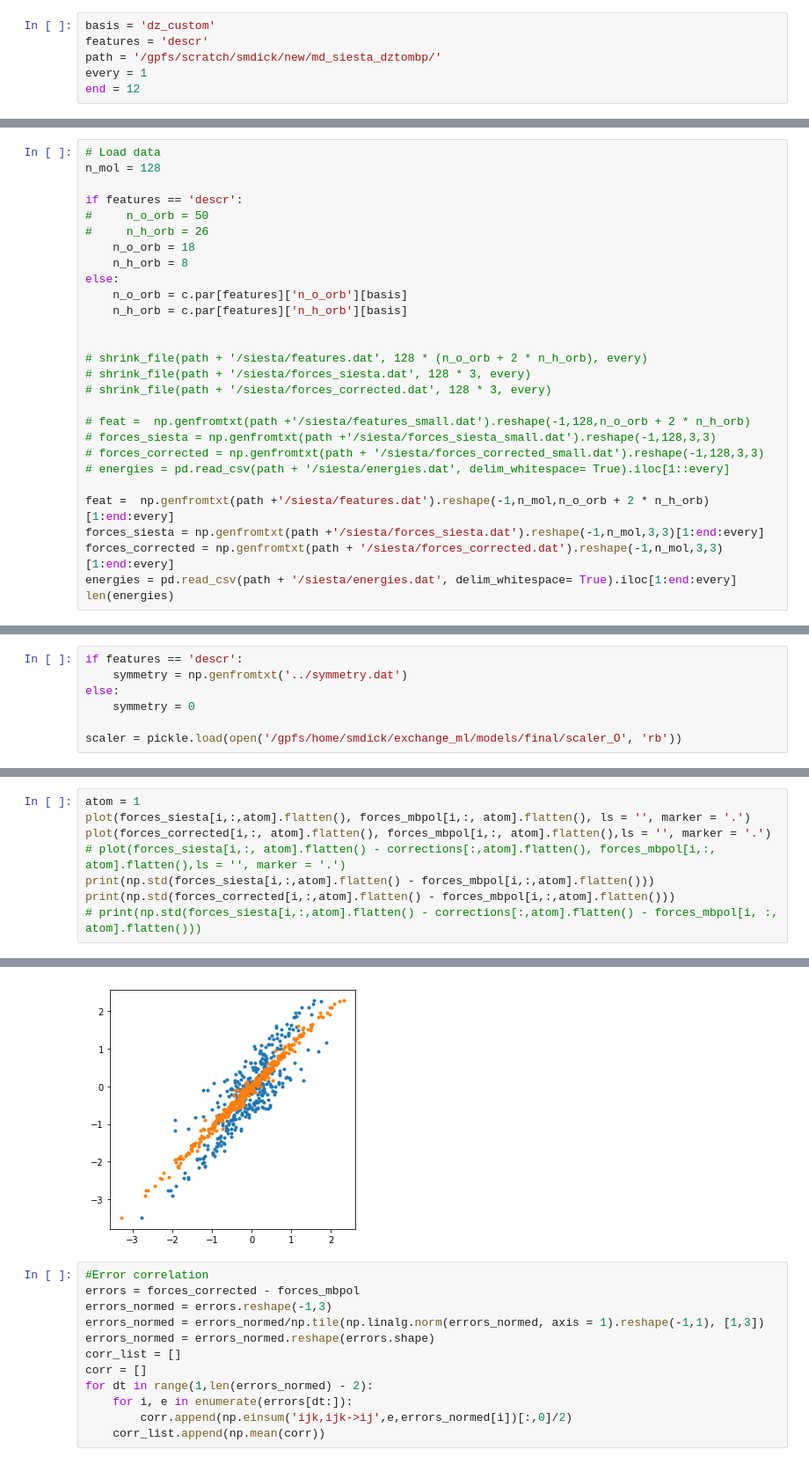
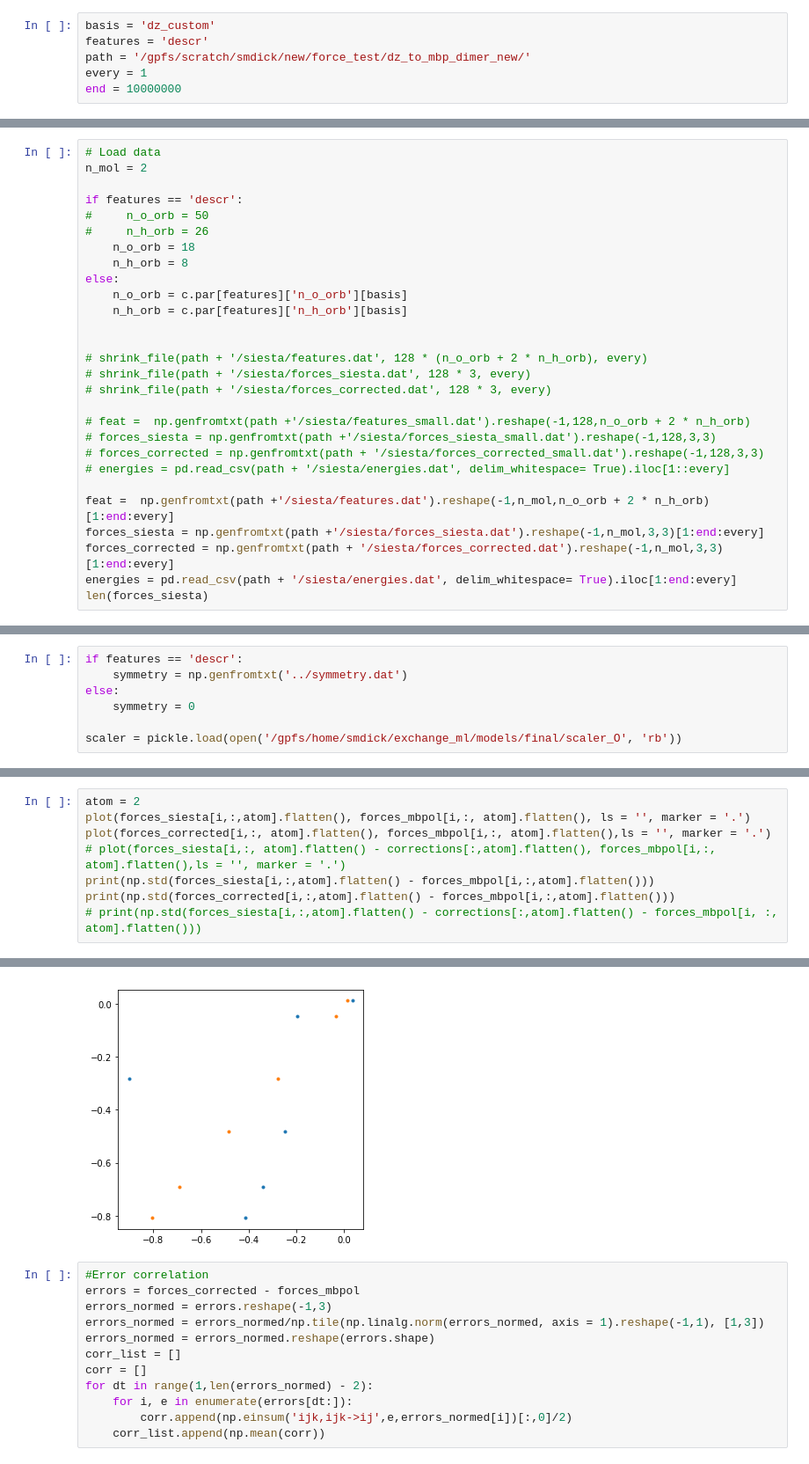
Before and after one commit to semodi/mlcf, a Jupyter notebook: analysis/test_along_traj.ipynb, the cells around one changed output, grey strips where cells are left out. Shown at 88% size. Saved outputs shown, nothing was run; the diff lists cells and outputs as text.

Commit message:
something with dztombp model not working

```diff
--- a/analysis/test_along_traj.ipynb
+++ b/analysis/test_along_traj.ipynb
@@ -18,9 +18,9 @@ Using TensorFlow backend.
 # %%
 basis = 'dz_custom'
 features = 'descr'
-path = '/gpfs/scratch/smdick/new/md_siesta_dztombp/'
+path = '/gpfs/scratch/smdick/new/force_test/dz_to_mbp_dimer_new/'
 every = 1
-end = 12
+end = 10000000
 # %%
 #Load relevant models
 
@@ -65,7 +65,7 @@ def shrink_file(path, block_size, every):
                     line = infile.readline()
 # %%
 # Load data
-n_mol = 128
+n_mol = 2
 
 if features == 'descr':
 #     n_o_orb = 50
@@ -90,5 +90,5 @@ feat =  np.genfromtxt(path +'/siesta/features.dat').reshape(-1,n_mol,n_o_orb + 2
 forces_siesta = np.genfromtxt(path +'/siesta/forces_siesta.dat').reshape(-1,n_mol,3,3)[1:end:every]
 forces_corrected = np.genfromtxt(path + '/siesta/forces_corrected.dat').reshape(-1,n_mol,3,3)[1:end:every]
 energies = pd.read_csv(path + '/siesta/energies.dat', delim_whitespace= True).iloc[1:end:every]
-len(energies)
+len(forces_siesta)
 # %% [output]
@@ -219,5 +219,5 @@ print(np.std(forces_corrected[i].flatten() - forces_mbpol[i].flatten()))
 # %%
-atom = 1
+atom = 2
 plot(forces_siesta[i,:,atom].flatten(), forces_mbpol[i,:, atom].flatten(), ls = '', marker = '.')
 plot(forces_corrected[i,:, atom].flatten(), forces_mbpol[i,:, atom].flatten(),ls = '', marker = '.')
 # plot(forces_siesta[i,:, atom].flatten() - corrections[:,atom].flatten(), forces_mbpol[i,:, atom].flatten(),ls = '', marker = '.')
@@ -230,4 +230,4 @@ print(np.std(forces_corrected[i,:,atom].flatten() - forces_mbpol[i,:,atom].flatt
-[figure, old version]
+[figure, new version]
 # %%
 #Error correlation
 errors = forces_corrected - forces_mbpol
```
Also changed, not shown: parts of 8 cells of this notebook, 3 other files.
